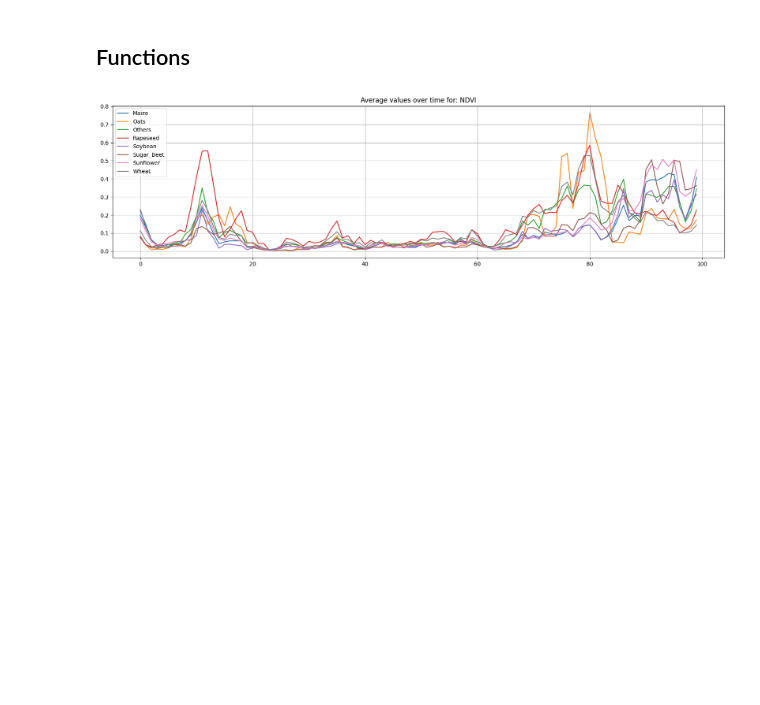
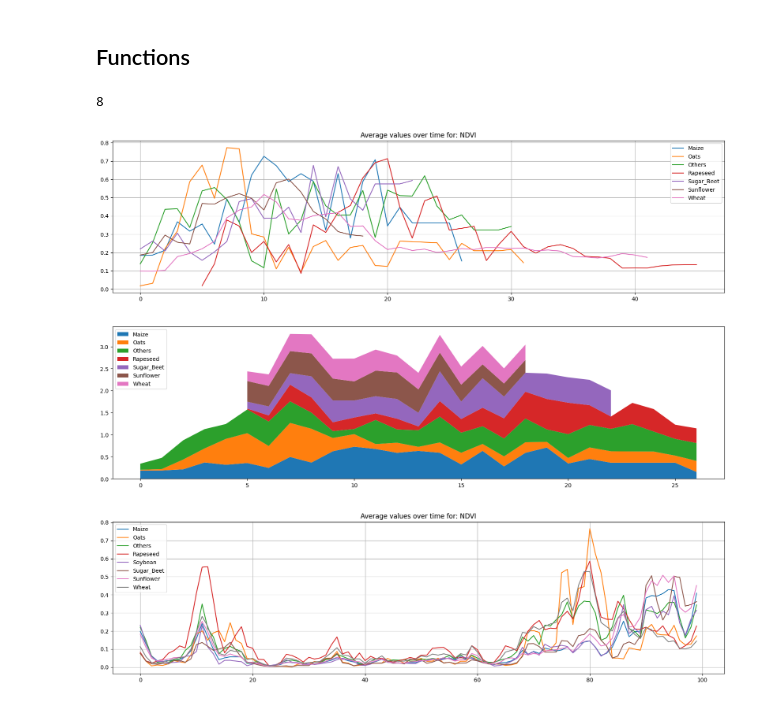
Before and after one commit to abhishek-kashyap-4/CTM, a Jupyter notebook: EDA/EDA.ipynb, the cells around one changed output. Cells and saved outputs as stored; diff of their text form; code cells hidden in the pictures; blank space fills up the shorter version.

```diff
--- a/EDA/EDA.ipynb
+++ b/EDA/EDA.ipynb
@@ -20,0 +22,6 @@ time = pd.read_csv('Data/all_Optical_20day_Beta002.csv').drop(columns = ['Unname
+# %%
+df4 = pd.read_csv('Data/Optical_old2.csv')
+
+df5 = pd.read_csv('Data/Optical_old3.csv')
+
+df6 = pd.read_csv('Data/Optical_old4.csv')
@@ -142,5 +221,19 @@ plot_skewness(numeric_df)
 # %% [markdown]
 ## Functions
+# %%
+time
+# %% [output]
+8
+# %%
+
+EDA_Functions.band_series_by_croptype(df6 , 'NDVI')
+
+## gdd doesn't look good. you need to redo it.
+# also, try to see how accuracy varies with region, especially if you train on 1 and res tin other.
+## gdd has a chance of working better trhere.
+# %% [output]
+[figure, added]
+[figure, added]
 # %%
 band_series_by_croptype(df,'NDVI')
 # %% [output]
```
Also changed, not shown: parts of 16 cells of this notebook, 15 other files.
